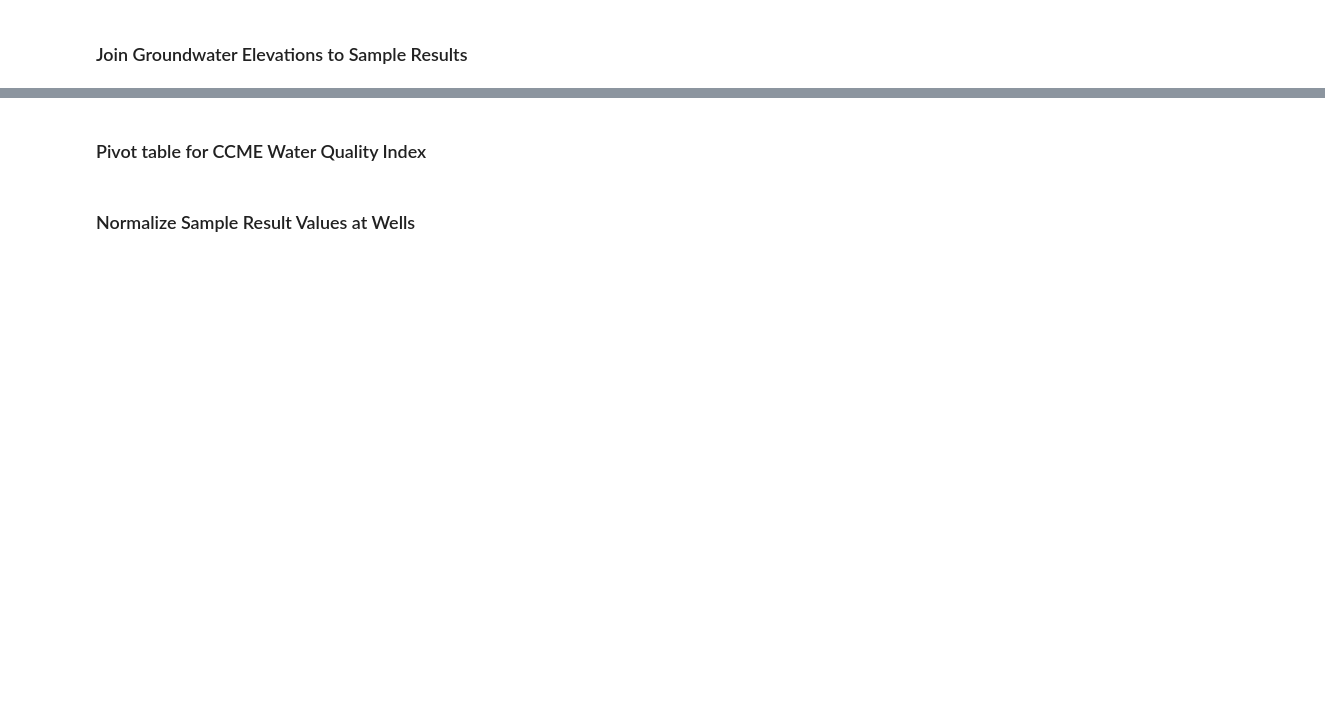
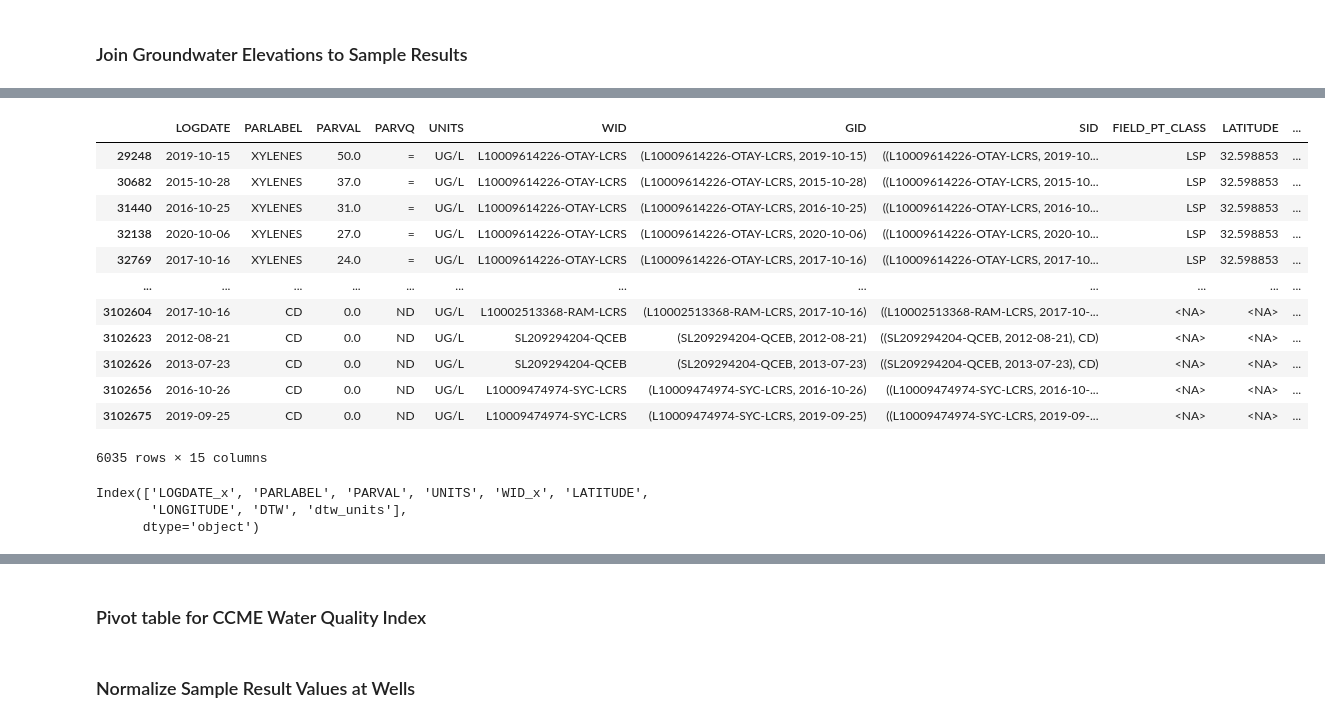
Before and after one commit to aarongaines/slr_ground_water_quality_, a Jupyter notebook: filter_samples.ipynb, the cells around one changed output, grey strips where cells are left out. Drawn from its saved outputs; the diff is of its cells as text; code cells hidden in the pictures; blank space fills up the shorter version.

```diff
--- a/filter_samples.ipynb
+++ b/filter_samples.ipynb
@@ -22,7 +22,7 @@ results_path = bp / "results"
 
 # Ask for county to gather data for.
 # area = input('Enter county: ')
-area = 'Ventura'
+area = 'SanDiego'
 
 # List of contaminants.
 chems = para.conts11
@@ -116,19 +201,12 @@ from collections import Counter
 
 
 def select_wells(row):
-    vals = row.values[1]
-    counter = Counter(vals)
-    #print(counter)
+    wid = row['WID']
+    counter = Counter(row['PARLABEL'])
     if len(counter) == len(chems):
-        if all(values >= 4 for values in counter.values()) == True:
-            print('True')
-            print(row.values[0])
-            print(counter.values())
-            return True
-        else:
-            return False
-    else:
-        return False
+        print(counter.values())
+        if all(i >= 4 for i in counter.values()):
+            return  wid
 
 
 # Create mask of sample groups meeting parameter requirements.
@@ -136,3 +232,3 @@ res = sample_groups.apply(select_wells, axis=1)
 # %%
 # Use mask to select sample results from wells that meet parameter requirements.
-samples = samples[samples['WID'].isin(sample_groups.loc[res, 'WID'])]
+spec_samples = spec_samples[spec_samples['WID'].isin(res)]
@@ -265,13 +386,33 @@ dtw
+# %%
+spec_samples
+# %% [output]
+|  | LOGDATE | PARLABEL | PARVAL | PARVQ | UNITS | WID | GID | SID | FIELD_PT_CLASS | LATITUDE | ... |
+| 29248 | 2019-10-15 | XYLENES | 50.0 | = | UG/L | L10009614226-OTAY-LCRS | (L10009614226-OTAY-LCRS, 2019-10-15) | ((L10009614226-OTAY-LCRS, 2019-10... | LSP | 32.598853 | ... |
+| 30682 | 2015-10-28 | XYLENES | 37.0 | = | UG/L | L10009614226-OTAY-LCRS | (L10009614226-OTAY-LCRS, 2015-10-28) | ((L10009614226-OTAY-LCRS, 2015-10... | LSP | 32.598853 | ... |
+| 31440 | 2016-10-25 | XYLENES | 31.0 | = | UG/L | L10009614226-OTAY-LCRS | (L10009614226-OTAY-LCRS, 2016-10-25) | ((L10009614226-OTAY-LCRS, 2016-10... | LSP | 32.598853 | ... |
+| 32138 | 2020-10-06 | XYLENES | 27.0 | = | UG/L | L10009614226-OTAY-LCRS | (L10009614226-OTAY-LCRS, 2020-10-06) | ((L10009614226-OTAY-LCRS, 2020-10... | LSP | 32.598853 | ... |
+| 32769 | 2017-10-16 | XYLENES | 24.0 | = | UG/L | L10009614226-OTAY-LCRS | (L10009614226-OTAY-LCRS, 2017-10-16) | ((L10009614226-OTAY-LCRS, 2017-10... | LSP | 32.598853 | ... |
+| ... | ... | ... | ... | ... | ... | ... | ... | ... | ... | ... | ... |
+| 3102604 | 2017-10-16 | CD | 0.0 | ND | UG/L | L10002513368-RAM-LCRS | (L10002513368-RAM-LCRS, 2017-10-16) | ((L10002513368-RAM-LCRS, 2017-10-... | <NA> | <NA> | ... |
+| 3102623 | 2012-08-21 | CD | 0.0 | ND | UG/L | SL209294204-QCEB | (SL209294204-QCEB, 2012-08-21) | ((SL209294204-QCEB, 2012-08-21), CD) | <NA> | <NA> | ... |
+| 3102626 | 2013-07-23 | CD | 0.0 | ND | UG/L | SL209294204-QCEB | (SL209294204-QCEB, 2013-07-23) | ((SL209294204-QCEB, 2013-07-23), CD) | <NA> | <NA> | ... |
+| 3102656 | 2016-10-26 | CD | 0.0 | ND | UG/L | L10009474974-SYC-LCRS | (L10009474974-SYC-LCRS, 2016-10-26) | ((L10009474974-SYC-LCRS, 2016-10-... | <NA> | <NA> | ... |
+| 3102675 | 2019-09-25 | CD | 0.0 | ND | UG/L | L10009474974-SYC-LCRS | (L10009474974-SYC-LCRS, 2019-09-25) | ((L10009474974-SYC-LCRS, 2019-09-... | <NA> | <NA> | ... |
+6035 rows × 15 columns
 # %%
 samples_dtw.columns
 
-dtw_req_cols = ['LOGDATE_x', 'PARLABEL', 'PARVAL', 'WID_x', 'DTW', 'LATITUDE', 'LONGITUDE']
+dtw_req_cols = ['LOGDATE_x', 'UNITS','PARLABEL', 'PARVAL', 'WID_x', 'DTW', 'LATITUDE', 'LONGITUDE', 'dtw_units']
 
 for i in samples_dtw.columns:
     if i not in dtw_req_cols:
         samples_dtw = samples_dtw.drop(columns=i)
 
 print(samples_dtw.columns)
+# %% [output]
+Index(['LOGDATE_x', 'PARLABEL', 'PARVAL', 'UNITS', 'WID_x', 'LATITUDE',
+       'LONGITUDE', 'DTW', 'dtw_units'],
+      dtype='object')
 # %%
 chem_num = str(len(chems))
 
```
Also changed, not shown: parts of 20 cells of this notebook.
